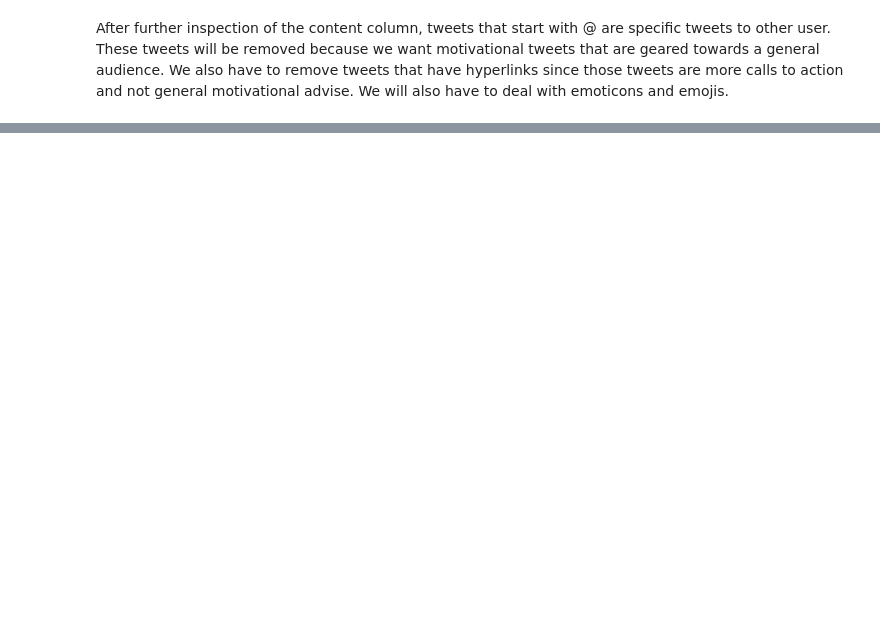
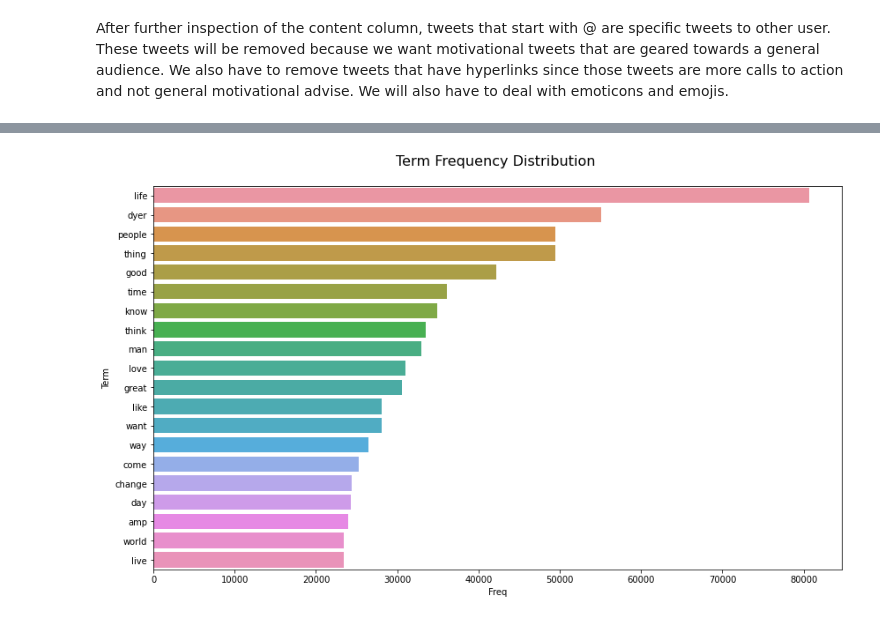
Before and after one commit to tarrantcarter/Final_Capstone, a Jupyter notebook: Modern_Motivation_Chatbot.ipynb, the cells around one changed output, grey strips where cells are left out. Saved outputs shown, nothing was run; the diff lists cells and outputs as text; code cells hidden in the pictures; blank space fills up the shorter version.

```diff
--- a/Modern_Motivation_Chatbot.ipynb
+++ b/Modern_Motivation_Chatbot.ipynb
@@ -479,0 +591,2 @@ tweets8.shape
+# %%
+words = " ".join(tweets_cleaned["content_preprocessed"].tolist())
@@ -479,0 +595,3 @@ tweets8.shape
+# %%
+words = words.split(" ")
+len(words)
@@ -479,0 +625,12 @@ tweets8.shape
+# %%
+def word_frequency(doc):
+    fdist = FreqDist(doc)
+
+    fdist_df = pd.DataFrame.from_dict(fdist, orient="index").reset_index()
+    fdist_df.columns = ["Term", "Freq"]
+
+    ordered = fdist_df.sort_values("Freq", ascending=False)
+
+    filtered = ordered[ordered["Freq"] > 1]
+
+    return filtered
@@ -479,0 +639,3 @@ tweets8.shape
+# %%
+freq = word_frequency(words)
+freq.head(50)
@@ -479,0 +661,7 @@ tweets8.shape
+# %%
+plt.figure(figsize=(14, 8))
+sns.barplot(data=freq.head(20), x="Freq", y="Term")
+plt.title("Term Frequency Distribution \n", fontsize=16)
+plt.show()
+# %% [output]
+[figure, added]
```
Also changed, not shown: parts of 74 cells of this notebook.
